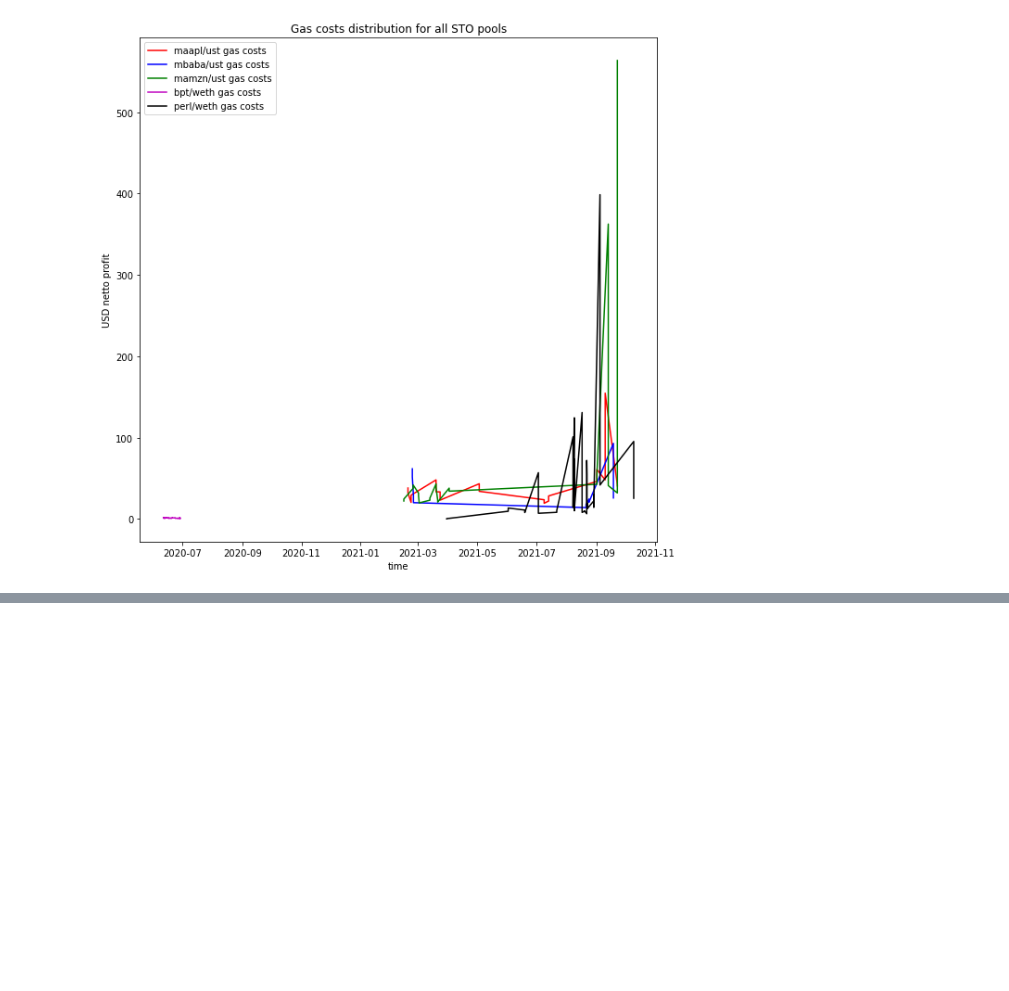
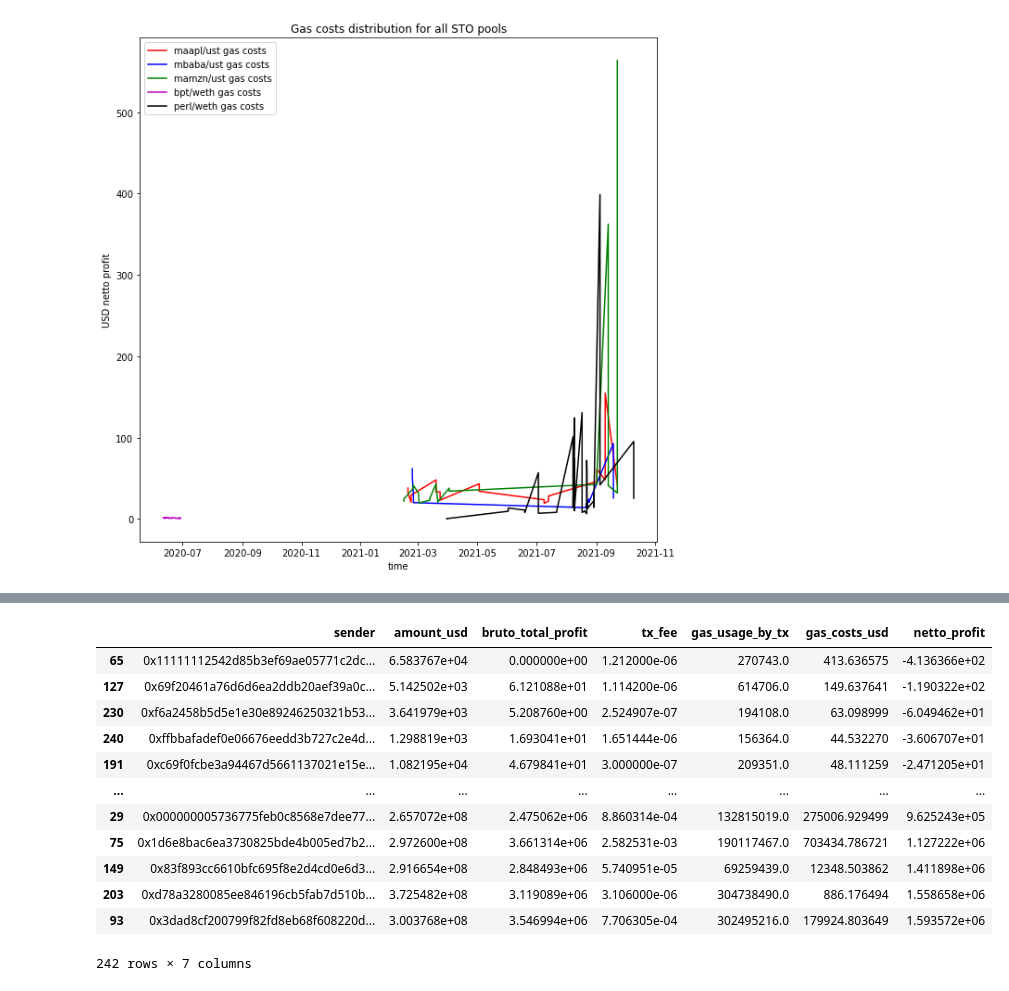
Before and after one commit to IX-Swap/data-science, a Jupyter notebook: simulations/uniswap_pools/total_mevs_with_gas_analysis.ipynb, the cells around one changed output, grey strips where cells are left out. Saved outputs shown, nothing was run; the diff lists cells and outputs as text; code cells hidden in the pictures; blank space fills up the shorter version.

```diff
--- a/simulations/uniswap_pools/total_mevs_with_gas_analysis.ipynb
+++ b/simulations/uniswap_pools/total_mevs_with_gas_analysis.ipynb
@@ -298,0 +785,20 @@ plt.show()
+# %%
+grouped_mevs_df = total_profits_df.groupby(by='sender').sum()
+grouped_mevs_df.drop(columns=['block', 'block_position'], inplace=True)
+grouped_mevs_df.reset_index(inplace=True)
+grouped_mevs_df['netto_profit'] = (grouped_mevs_df['bruto_total_profit'] / 2) - grouped_mevs_df['gas_costs_usd']
+grouped_mevs_df.sort_values(by=['netto_profit'])
+# %% [output]
+|  | sender | amount_usd | bruto_total_profit | tx_fee | gas_usage_by_tx | gas_costs_usd | netto_profit |
+| 65 | 0x11111112542d85b3ef69ae05771c2dc... | 6.583767e+04 | 0.000000e+00 | 1.212000e-06 | 270743.0 | 413.636575 | -4.136366e+02 |
+| 127 | 0x69f20461a76d6d6ea2ddb20aef39a0c... | 5.142502e+03 | 6.121088e+01 | 1.114200e-06 | 614706.0 | 149.637641 | -1.190322e+02 |
+| 230 | 0xf6a2458b5d5e1e30e89246250321b53... | 3.641979e+03 | 5.208760e+00 | 2.524907e-07 | 194108.0 | 63.098999 | -6.049462e+01 |
+| 240 | 0xffbbafadef0e06676eedd3b727c2e4d... | 1.298819e+03 | 1.693041e+01 | 1.651444e-06 | 156364.0 | 44.532270 | -3.606707e+01 |
+| 191 | 0xc69f0fcbe3a94467d5661137021e15e... | 1.082195e+04 | 4.679841e+01 | 3.000000e-07 | 209351.0 | 48.111259 | -2.471205e+01 |
+| ... | ... | ... | ... | ... | ... | ... | ... |
+| 29 | 0x000000005736775feb0c8568e7dee77... | 2.657072e+08 | 2.475062e+06 | 8.860314e-04 | 132815019.0 | 275006.929499 | 9.625243e+05 |
+| 75 | 0x1d6e8bac6ea3730825bde4b005ed7b2... | 2.972600e+08 | 3.661314e+06 | 2.582531e-03 | 190117467.0 | 703434.786721 | 1.127222e+06 |
+| 149 | 0x83f893cc6610bfc695f8e2d4cd0e6d3... | 2.916654e+08 | 2.848493e+06 | 5.740951e-05 | 69259439.0 | 12348.503862 | 1.411898e+06 |
+| 203 | 0xd78a3280085ee846196cb5fab7d510b... | 3.725482e+08 | 3.119089e+06 | 3.106000e-06 | 304738490.0 | 886.176494 | 1.558658e+06 |
+| 93 | 0x3dad8cf200799f82fd8eb68f608220d... | 3.003768e+08 | 3.546994e+06 | 7.706305e-04 | 302495216.0 | 179924.803649 | 1.593572e+06 |
+242 rows × 7 columns
```
Also changed, not shown: parts of 69 cells of this notebook.
